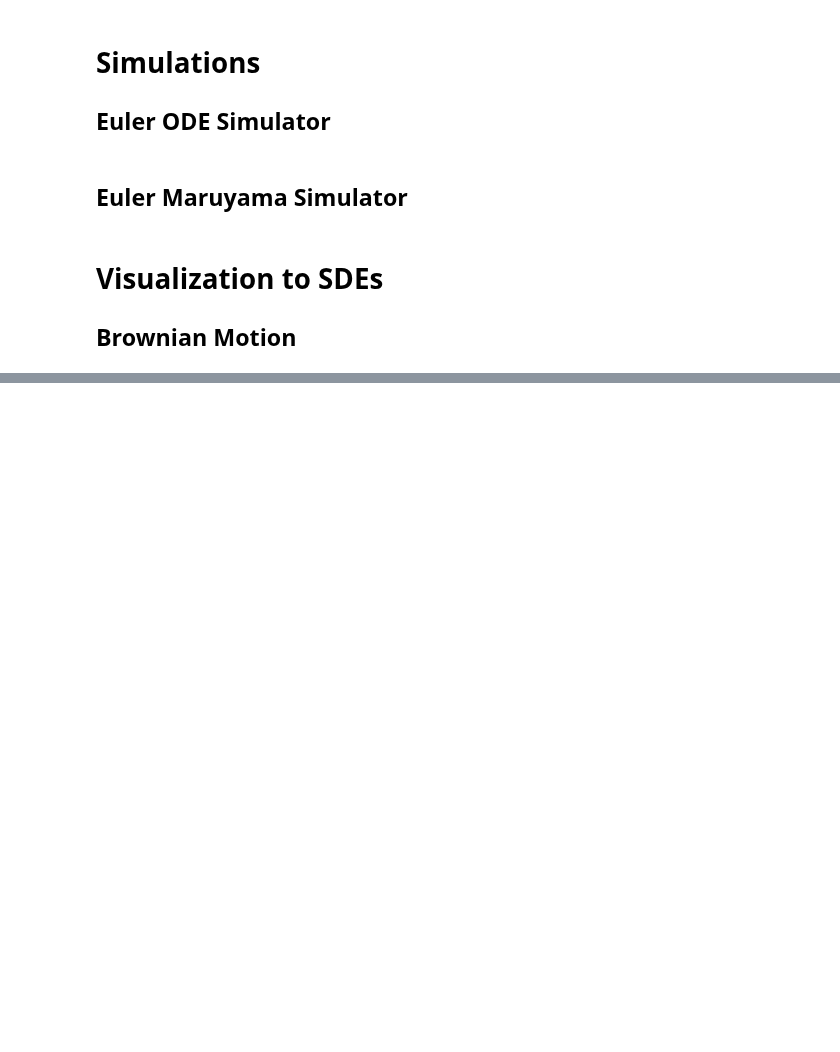
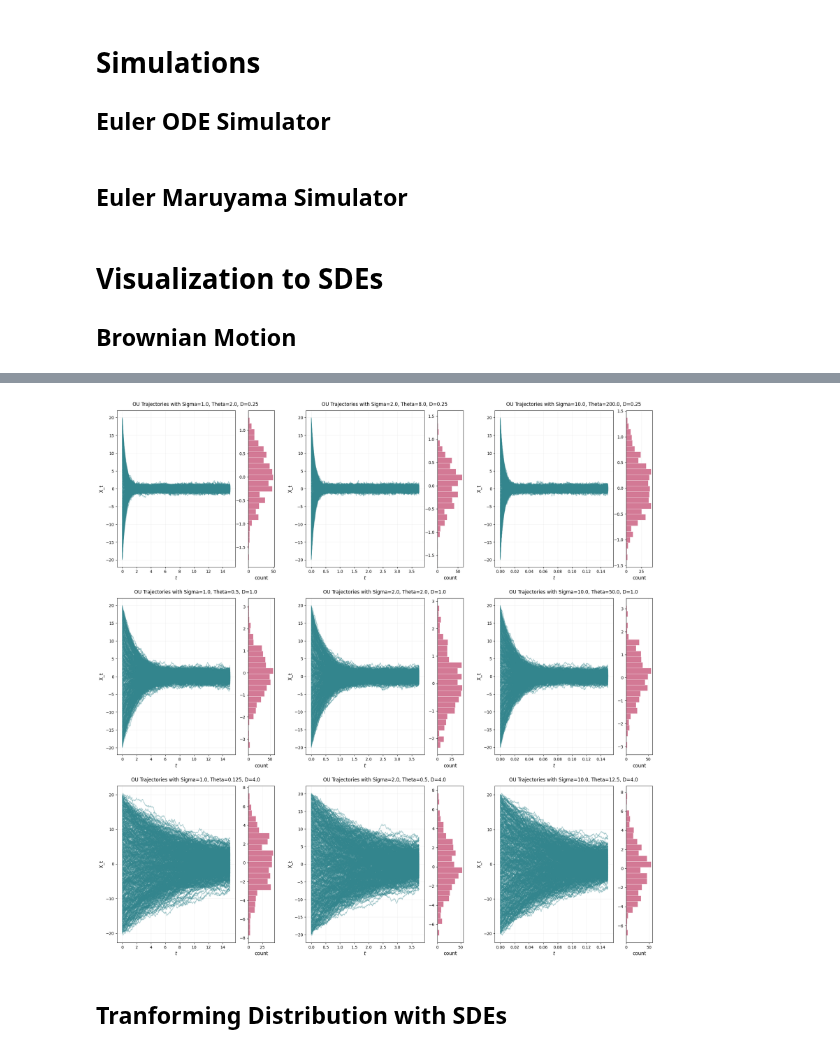
Before and after one commit to nullHawk/flow-and-diffusion-models, a Jupyter notebook: ordinary_and_stochastic_differential_equation/ODEs and SDEs.ipynb, the cells around one changed output, grey strips where cells are left out. Saved outputs shown, nothing was run; the diff lists cells and outputs as text; code cells hidden in the pictures; blank space fills up the shorter version.

```diff
--- a/ordinary_and_stochastic_differential_equation/ODEs and SDEs.ipynb
+++ b/ordinary_and_stochastic_differential_equation/ODEs and SDEs.ipynb
@@ -263,0 +330,27 @@ plt.show()
+# %%
+# Let's compare various OU processes!
+sigmas = [1.0, 2.0, 10.0]
+ds = [0.25, 1.0, 4.0] # sigma**2 / 2t
+simulation_time = 15.0
+n_traj = 500
+
+fig, axes = plt.subplots(len(ds), len(sigmas), figsize=(8 * len(sigmas), 8 * len(ds)))
+axes = axes.reshape((len(ds), len(sigmas)))
+for d_idx, d in enumerate(ds):
+    for s_idx, sigma in enumerate(sigmas):
+        theta = sigma**2 / 2 / d
+        ou_process = OUProcess(theta, sigma)
+        simulator = EulerMaruyamaSimulator(sde=ou_process)
+        x0 = torch.linspace(-20.0,20.0,n_traj).view(-1,1).to(device)
+        time_scale = sigma**2
+        ts = torch.linspace(0.0,simulation_time / time_scale,1000).to(device) # simulation timesteps
+        ax = axes[d_idx, s_idx]
+        ax.set_title(f'OU Trajectories with Sigma={sigma}, Theta={theta}, D={d}')
+        plot_trajectories_1d(x0=x0, simulator=simulator, timesteps=ts, ax=ax, show_hist=True, decouple_hist_axis=True)
+        ax.set_xlabel(r'$t$')
+        ax.set_ylabel(r'X_t')
+plt.show()
+# %% [output]
+[figure, added]
+# %% [markdown]
+## Tranforming Distribution with SDEs
```
Also changed, not shown: parts of 14 cells of this notebook, 7 other files.
